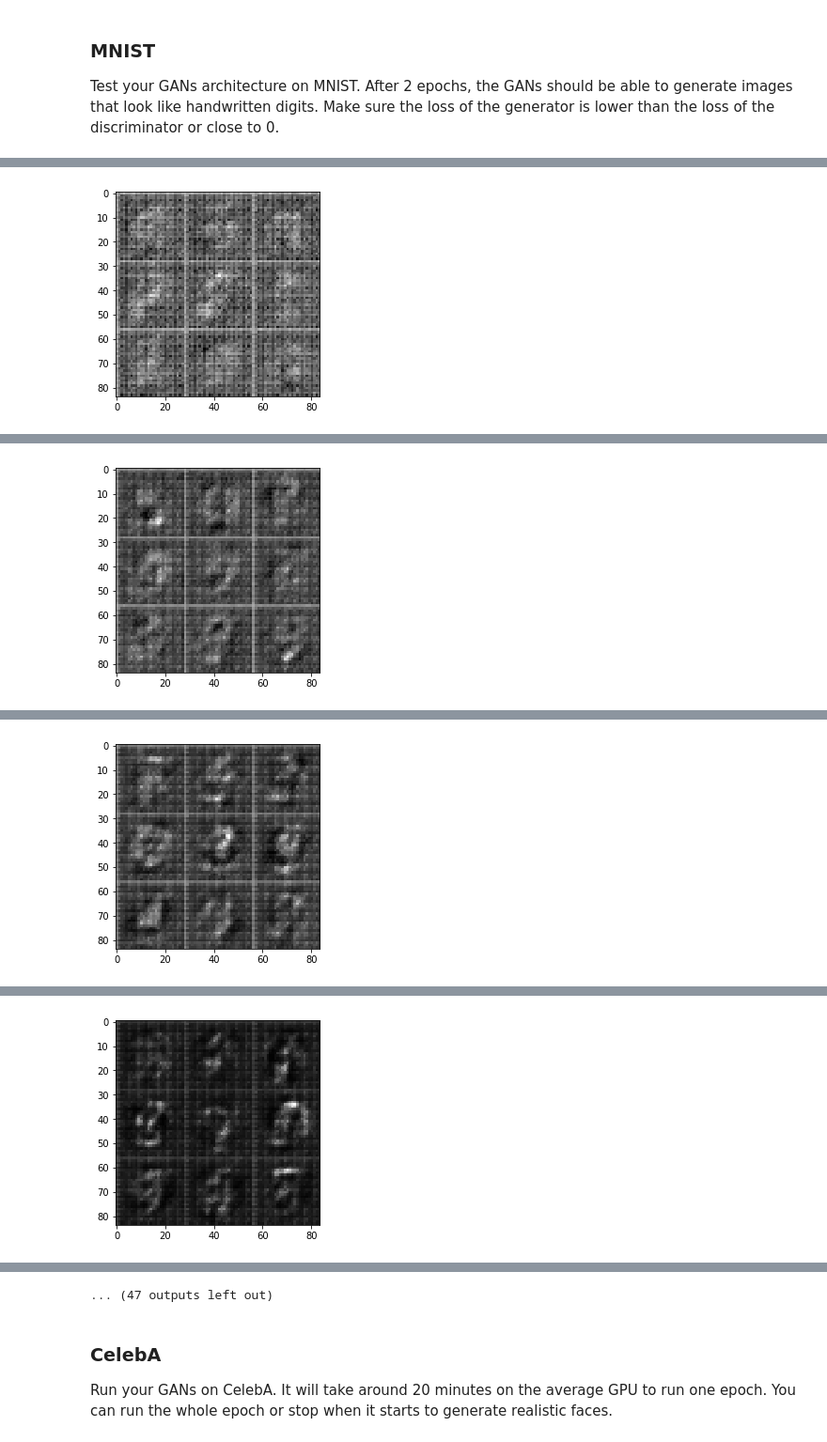
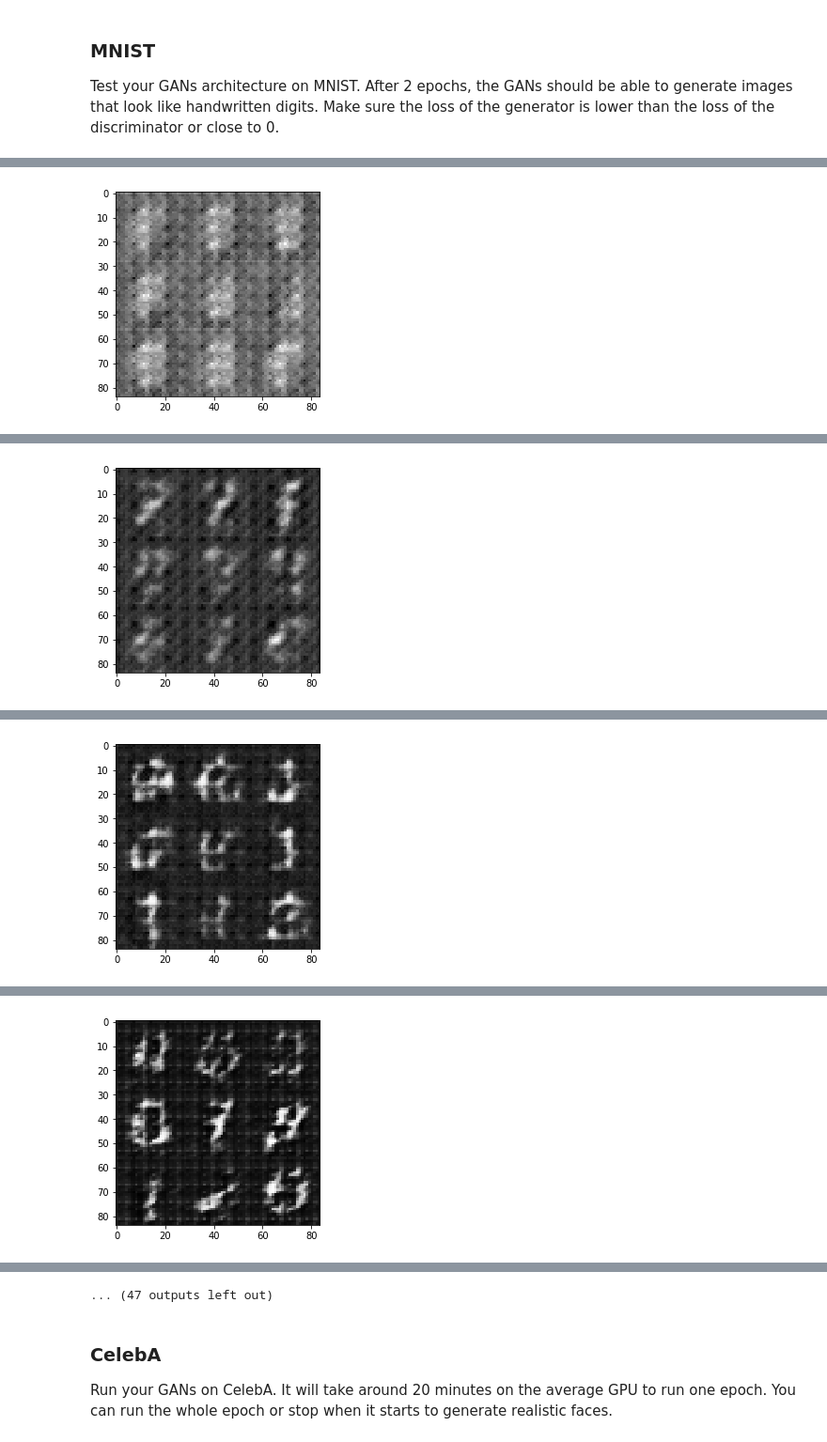
Before and after one commit to lamueno/udacity_nd101, a Jupyter notebook: face_generation/dlnd_face_generation.ipynb, the cells around one changed output, grey strips where cells are left out. Shown at 94% size. Cells and saved outputs as stored; diff of their text form; code cells hidden in the pictures.

Commit message:
balance generator and discriminator

```diff
--- a/face_generation/dlnd_face_generation.ipynb
+++ b/face_generation/dlnd_face_generation.ipynb
@@ -195,22 +206,30 @@ def generator(z, out_channel_dim, is_train=True):
     # TODO: Implement Function
     with tf.variable_scope('generator', reuse = not is_train):
 
-        # Image 7x7x1024
-        layer = tf.layers.dense(z, 7*7*1024)
-        layer = tf.reshape(layer, (-1, 7, 7, 1024))
+        # Reviewer: Your generator is overpowering your discriminator
+
+        # Starts with 2x2x512
+        layer = tf.layers.dense(z, 3 * 3 * 512)
+        layer = tf.reshape(layer, (-1, 3, 3, 512))
         layer = tf.layers.batch_normalization(layer, training = is_train)
         layer = tf.nn.relu(layer)
 
-        # Image 14x14x512
-        layer = tf.layers.conv2d_transpose(layer, 512, 3, strides=2, padding='same')
+        layer = tf.layers.conv2d_transpose(layer, 256, 3, strides=2, padding='same')
         layer = tf.layers.batch_normalization(layer, training = is_train)
         relu = tf.nn.relu(layer)
+        # 4x4x256 now
 
-        # Image 28x28x256
-        layer = tf.layers.conv2d_transpose(layer, 256, 3, strides=2, padding='same')
+        layer = tf.layers.conv2d_transpose(layer, 128, 3, strides=2, padding='same')
         layer = tf.layers.batch_normalization(layer, training = is_train)
         layer = tf.nn.relu(layer)
+        # 8x8x128
 
+        layer = tf.layers.conv2d_transpose(layer, 64, 3, strides=2, padding='same')
+        layer = tf.layers.batch_normalization(layer, training = is_train)
+        layer = tf.nn.relu(layer)
+        # 16x16x64
+
+        # Output layer 32x32x? --> 28x28x?
         layer = tf.layers.conv2d_transpose(layer, out_channel_dim, 3, strides=2, padding='same')
         layer = tf.image.resize_images(layer, size=(28, 28))
 
@@ -366,7 +385,7 @@ def train(epoch_count, batch_size, z_dim, learning_rate, beta1, get_batches, dat
                 # TODO: Train Model
                 steps += 1
 
-                batch_images = 2 * batch_images
+                batch_images *= 2
                 batch_z = np.random.uniform(-1, 1, size=(batch_size, z_dim))
 
                 sess.run(d_train_opt, feed_dict={
@@ -375,7 +394,6 @@ def train(epoch_count, batch_size, z_dim, learning_rate, beta1, get_batches, dat
                     lr_ph:learning_rate})
                 sess.run(g_train_opt, feed_dict={
                     z_ph: batch_z,
-#                     input_ph: batch_images,
                     lr_ph:learning_rate})
 
                 if steps % 16 == 0:
@@ -394,8 +412,8 @@ Test your GANs architecture on MNIST.  After 2 epochs, the GANs should be able t
 # %%
 batch_size = 64
 z_dim = 100
-learning_rate = 0.0001
-beta1 = 0.3
+learning_rate = 0.0005
+beta1 = 0.5
 tf.reset_default_graph()
 
 """
@@ -416 +434 @@ Step 64... Discriminator Loss: 1.6517... Generator Loss: 0.5784
-[figure, old version]
+[figure, new version]
@@ -421 +439 @@ Step 128... Discriminator Loss: 1.4865... Generator Loss: 0.5949
-[figure, old version]
+[figure, new version]
@@ -426 +444 @@ Step 192... Discriminator Loss: 1.3461... Generator Loss: 0.8429
-[figure, old version]
+[figure, new version]
@@ -431 +449 @@ Step 256... Discriminator Loss: 1.3456... Generator Loss: 0.6221
-[figure, old version]
+[figure, new version]
```
Also changed, not shown: parts of 5 cells of this notebook, 1 other file.
